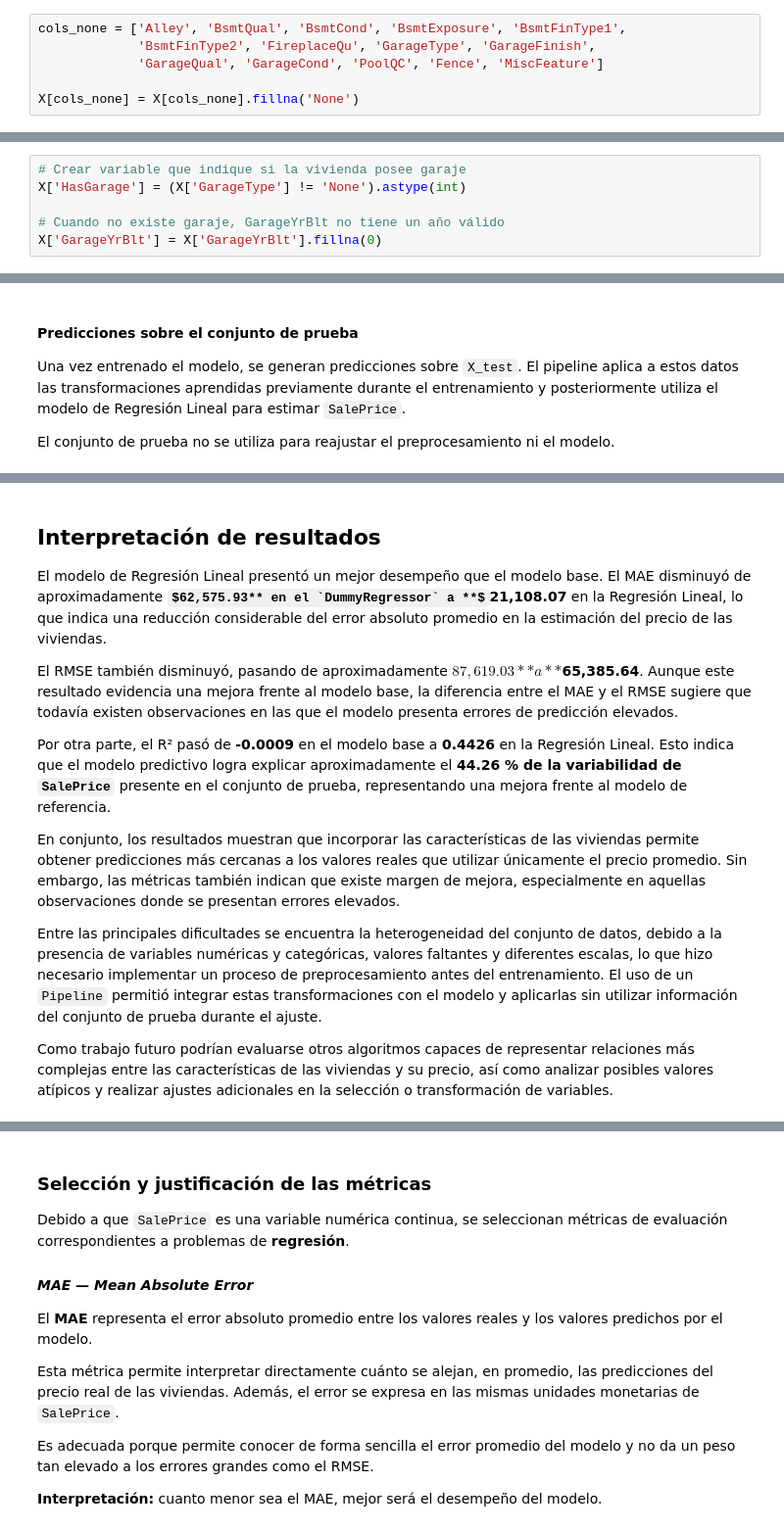
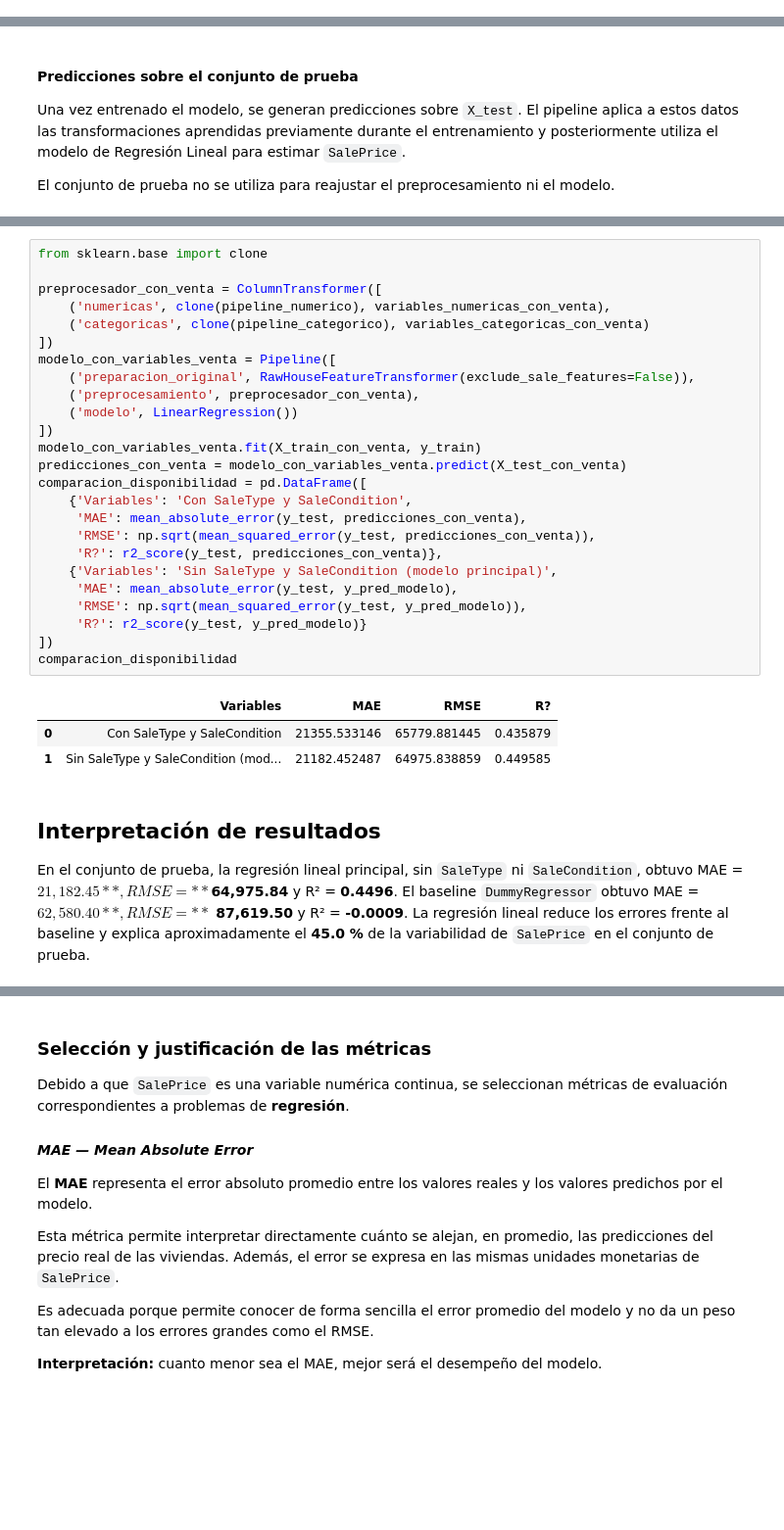
Before and after one commit to isabellasanchezmejia11-11/house-prices-modelos-simulacion, a Jupyter notebook: fase-1/notebook.ipynb, the cells around one changed output, grey strips where cells are left out. Shown at 98% size. Cells and saved outputs as stored; diff of their text form; some formulas as TeX source; blank space fills up the shorter version.

```diff
--- a/fase-1/notebook.ipynb
+++ b/fase-1/notebook.ipynb
@@ -382,10 +435,4 @@ Además, durante el análisis exploratorio se observó que presenta una correlac
 muy cercana a cero con `SalePrice`. Por lo tanto, conservarla no aporta
 información relevante para explicar el precio de venta y podría introducir
 ruido innecesario en el modelo.
-# %%
-cols_none = ['Alley', 'BsmtQual', 'BsmtCond', 'BsmtExposure', 'BsmtFinType1',
-             'BsmtFinType2', 'FireplaceQu', 'GarageType', 'GarageFinish',
-             'GarageQual', 'GarageCond', 'PoolQC', 'Fence', 'MiscFeature']
-
-X[cols_none] = X[cols_none].fillna('None')
 # %% [markdown]
@@ -405,7 +445 @@ en lugar de eliminar las observaciones.
-# %%
-# Crear variable que indique si la vivienda posee garaje
-X['HasGarage'] = (X['GarageType'] != 'None').astype(int)
-
-# Cuando no existe garaje, GarageYrBlt no tiene un año válido
-X['GarageYrBlt'] = X['GarageYrBlt'].fillna(0)
 # %% [markdown]
@@ -879,17 +928,41 @@ comparacion_modelos
+# %%
+from sklearn.base import clone
+
+preprocesador_con_venta = ColumnTransformer([
+    ('numericas', clone(pipeline_numerico), variables_numericas_con_venta),
+    ('categoricas', clone(pipeline_categorico), variables_categoricas_con_venta)
+])
+modelo_con_variables_venta = Pipeline([
+    ('preparacion_original', RawHouseFeatureTransformer(exclude_sale_features=False)),
+    ('preprocesamiento', preprocesador_con_venta),
+    ('modelo', LinearRegression())
+])
+modelo_con_variables_venta.fit(X_train_con_venta, y_train)
+predicciones_con_venta = modelo_con_variables_venta.predict(X_test_con_venta)
+comparacion_disponibilidad = pd.DataFrame([
+    {'Variables': 'Con SaleType y SaleCondition',
+     'MAE': mean_absolute_error(y_test, predicciones_con_venta),
+     'RMSE': np.sqrt(mean_squared_error(y_test, predicciones_con_venta)),
+     'R?': r2_score(y_test, predicciones_con_venta)},
+    {'Variables': 'Sin SaleType y SaleCondition (modelo principal)',
+     'MAE': mean_absolute_error(y_test, y_pred_modelo),
+     'RMSE': np.sqrt(mean_squared_error(y_test, y_pred_modelo)),
+     'R?': r2_score(y_test, y_pred_modelo)}
+])
+comparacion_disponibilidad
+# %% [output]
+|  | Variables | MAE | RMSE | R? |
+| 0 | Con SaleType y SaleCondition | 21355.533146 | 65779.881445 | 0.435879 |
+| 1 | Sin SaleType y SaleCondition (mod... | 21182.452487 | 64975.838859 | 0.449585 |
 # %% [markdown]
-##  **Interpretación de resultados**
+## **Interpretación de resultados**
 
-El modelo de Regresión Lineal presentó un mejor desempeño que el modelo base. El MAE disminuyó de aproximadamente **$62,575.93** en el `DummyRegressor` a **$21,108.07** en la Regresión Lineal, lo que indica una reducción considerable del error absoluto promedio en la estimación del precio de las viviendas.
-
-El RMSE también disminuyó, pasando de aproximadamente **$87,619.03** a **$65,385.64**. Aunque este resultado evidencia una mejora frente al modelo base, la diferencia entre el MAE y el RMSE sugiere que todavía existen observaciones en las que el modelo presenta errores de predicción elevados.
-
-Por otra parte, el R² pasó de **-0.0009** en el modelo base a **0.4426** en la Regresión Lineal. Esto indica que el modelo predictivo logra explicar aproximadamente el **44.26 % de la variabilidad de `SalePrice`** presente en el conjunto de prueba, representando una mejora frente al modelo de referencia.
-
-En conjunto, los resultados muestran que incorporar las características de las viviendas permite obtener predicciones más cercanas a los valores reales que utilizar únicamente el precio promedio. Sin embargo, las métricas también indican que existe margen de mejora, especialmente en aquellas observaciones donde se presentan errores elevados.
-
-Entre las principales dificultades se encuentra la heterogeneidad del conjunto de datos, debido a la presencia de variables numéricas y categóricas, valores faltantes y diferentes escalas, lo que hizo necesario implementar un proceso de preprocesamiento antes del entrenamiento. El uso de un `Pipeline` permitió integrar estas transformaciones con el modelo y aplicarlas sin utilizar información del conjunto de prueba durante el ajuste.
-
-Como trabajo futuro podrían evaluarse otros algoritmos capaces de representar relaciones más complejas entre las características de las viviendas y su precio, así como analizar posibles valores atípicos y realizar ajustes adicionales en la selección o transformación de variables.
+En el conjunto de prueba, la regresión lineal principal, sin `SaleType` ni
+`SaleCondition`, obtuvo MAE = **$21,182.45**, RMSE = **$64,975.84** y R² =
+**0.4496**. El baseline `DummyRegressor` obtuvo MAE = **$62,580.40**, RMSE =
+**$87,619.50** y R² = **-0.0009**. La regresión lineal reduce los errores
+frente al baseline y explica aproximadamente el **45.0 %** de la variabilidad
+de `SalePrice` en el conjunto de prueba.
 # %% [markdown]
 <img src="https://user-images.githubusercontent.com/73097560/115834477-dbab4500-a447-11eb-908a-139a6edaec5c.gif"><br><br>
 # %% [markdown]
```
Also changed, not shown: parts of 46 cells of this notebook, 1 other file.
